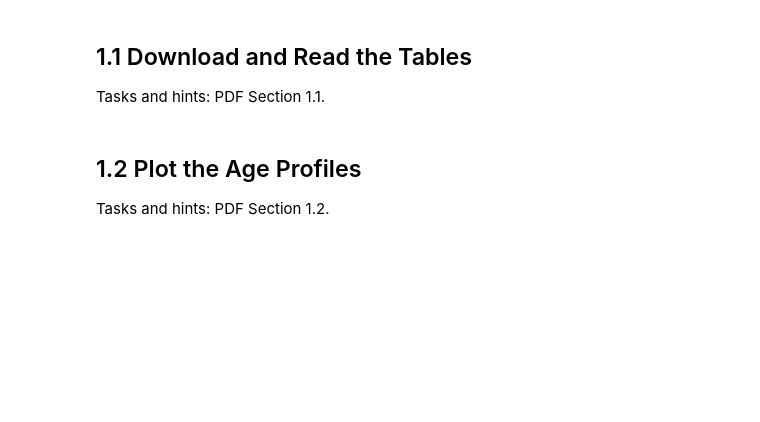
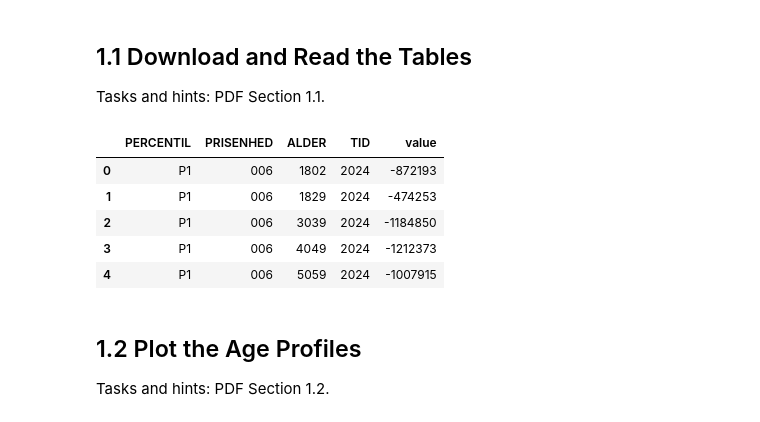
Before and after one commit to MadsHoy/Programming---assignment-1, a Jupyter notebook: DataProject.ipynb, the cells around one changed output. Drawn from its saved outputs; the diff is of its cells as text; code cells hidden in the pictures; blank space fills up the shorter version.

```diff
--- a/DataProject.ipynb
+++ b/DataProject.ipynb
@@ -36,7 +43,17 @@ percentiles.head()
 ## 1.1   Download and Read the Tables
 Tasks and hints: PDF Section 1.1.
 # %%
-# counts = download('FORMUE15', ...)
+settings = dict(PRISENHED='006', ALDER='*', Tid='2024')
+
+percentiles = download('FORMUE16', PERCENTIL='*', **settings)
+percentiles.head()
+# %% [output]
+|  | PERCENTIL | PRISENHED | ALDER | TID | value |
+| 0 | P1 | 006 | 1802 | 2024 | -872193 |
+| 1 | P1 | 006 | 1829 | 2024 | -474253 |
+| 2 | P1 | 006 | 3039 | 2024 | -1184850 |
+| 3 | P1 | 006 | 4049 | 2024 | -1212373 |
+| 4 | P1 | 006 | 5059 | 2024 | -1007915 |
 # %% [markdown]
 ## 1.2   Plot the Age Profiles
 Tasks and hints: PDF Section 1.2.
```
Also changed, not shown: parts of 2 cells of this notebook.
